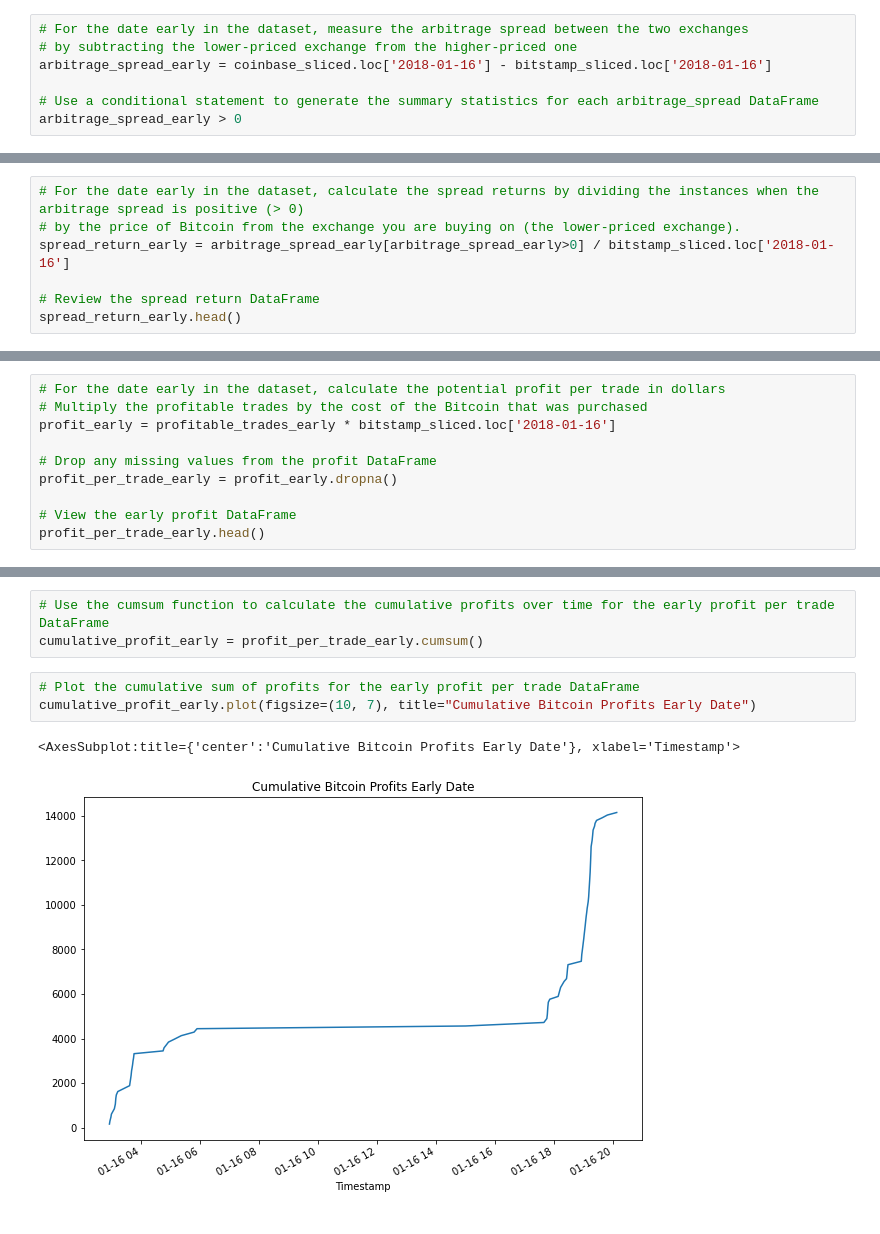
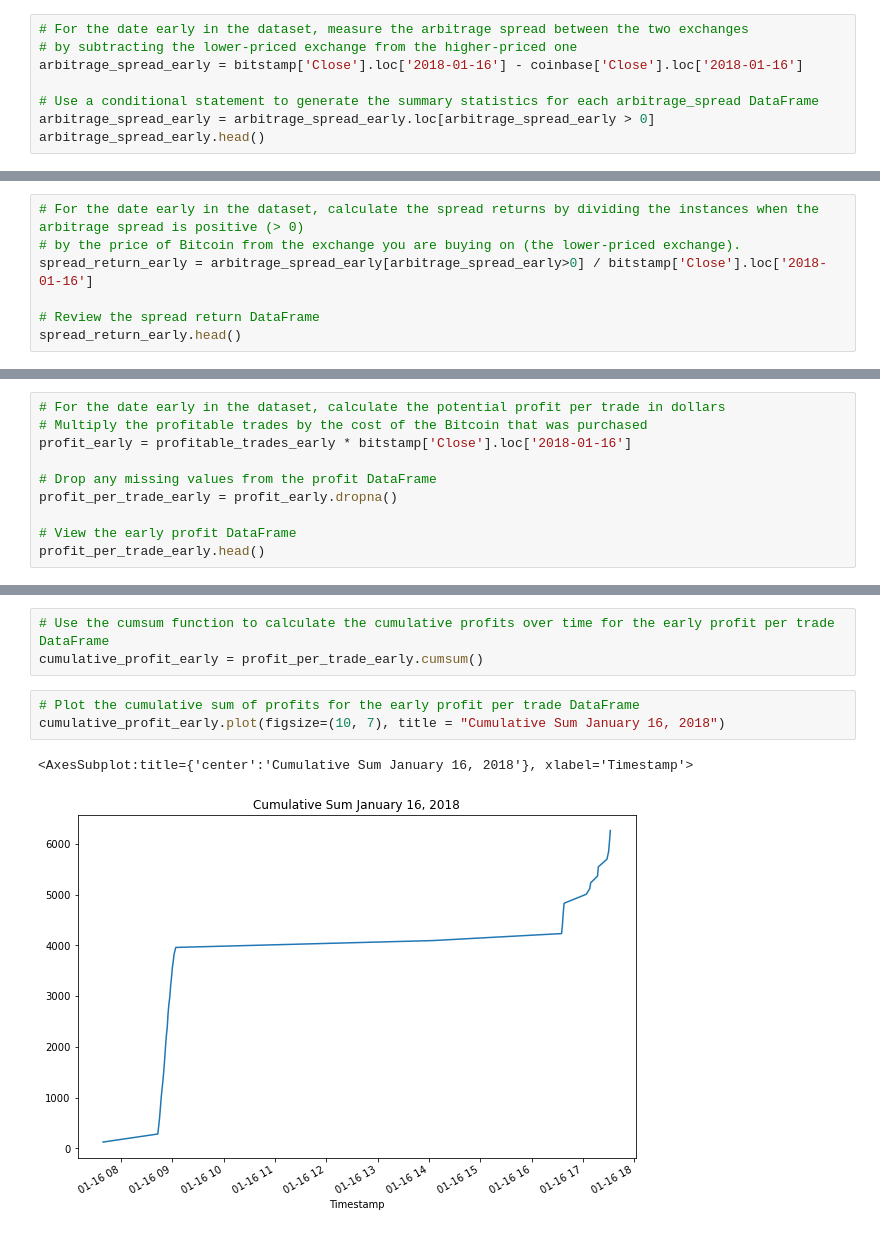
Before and after one commit to dcarter7279/crypto_arbitrage_wk3_challenge, a Jupyter notebook: crypto_arbitrage.ipynb, the cells around one changed output, grey strips where cells are left out. Drawn from its saved outputs; the diff is of its cells as text.

```diff
--- a/crypto_arbitrage.ipynb
+++ b/crypto_arbitrage.ipynb
@@ -454,9 +454,10 @@ Calculate the potential profits for each date that you selected in the previous
 # %%
 # For the date early in the dataset, measure the arbitrage spread between the two exchanges
 # by subtracting the lower-priced exchange from the higher-priced one
-arbitrage_spread_early = coinbase_sliced.loc['2018-01-16'] - bitstamp_sliced.loc['2018-01-16']
+arbitrage_spread_early = bitstamp['Close'].loc['2018-01-16'] - coinbase['Close'].loc['2018-01-16']
 
 # Use a conditional statement to generate the summary statistics for each arbitrage_spread DataFrame
-arbitrage_spread_early > 0
+arbitrage_spread_early = arbitrage_spread_early.loc[arbitrage_spread_early > 0]
+arbitrage_spread_early.head()
 # %% [output]
 Timestamp
@@ -477,7 +498,7 @@ Name: Close, Length: 1440, dtype: bool
 # %%
 # For the date early in the dataset, calculate the spread returns by dividing the instances when the arbitrage spread is positive (> 0)
 # by the price of Bitcoin from the exchange you are buying on (the lower-priced exchange).
-spread_return_early = arbitrage_spread_early[arbitrage_spread_early>0] / bitstamp_sliced.loc['2018-01-16']
+spread_return_early = arbitrage_spread_early[arbitrage_spread_early>0] / bitstamp['Close'].loc['2018-01-16']
 
 # Review the spread return DataFrame
 spread_return_early.head()
@@ -527,7 +610,7 @@ Name: Close, dtype: float64
 # %%
 # For the date early in the dataset, calculate the potential profit per trade in dollars
 # Multiply the profitable trades by the cost of the Bitcoin that was purchased
-profit_early = profitable_trades_early * bitstamp_sliced.loc['2018-01-16']
+profit_early = profitable_trades_early * bitstamp['Close'].loc['2018-01-16']
 
 # Drop any missing values from the profit DataFrame
 profit_per_trade_early = profit_early.dropna()
@@ -578,10 +661,10 @@ profit_sum
 cumulative_profit_early = profit_per_trade_early.cumsum()
 # %%
 # Plot the cumulative sum of profits for the early profit per trade DataFrame
-cumulative_profit_early.plot(figsize=(10, 7), title="Cumulative Bitcoin Profits Early Date")
+cumulative_profit_early.plot(figsize=(10, 7), title = "Cumulative Sum January 16, 2018")
 # %% [output]
-<AxesSubplot:title={'center':'Cumulative Bitcoin Profits Early Date'}, xlabel='Timestamp'>
+<AxesSubplot:title={'center':'Cumulative Sum January 16, 2018'}, xlabel='Timestamp'>
-[figure, old version]
+[figure, new version]
 # %% [markdown]
 **Question:** After reviewing the profit information across each date from the different time periods, can you identify any patterns or trends?
 
```
Also changed, not shown: parts of 36 cells of this notebook.
